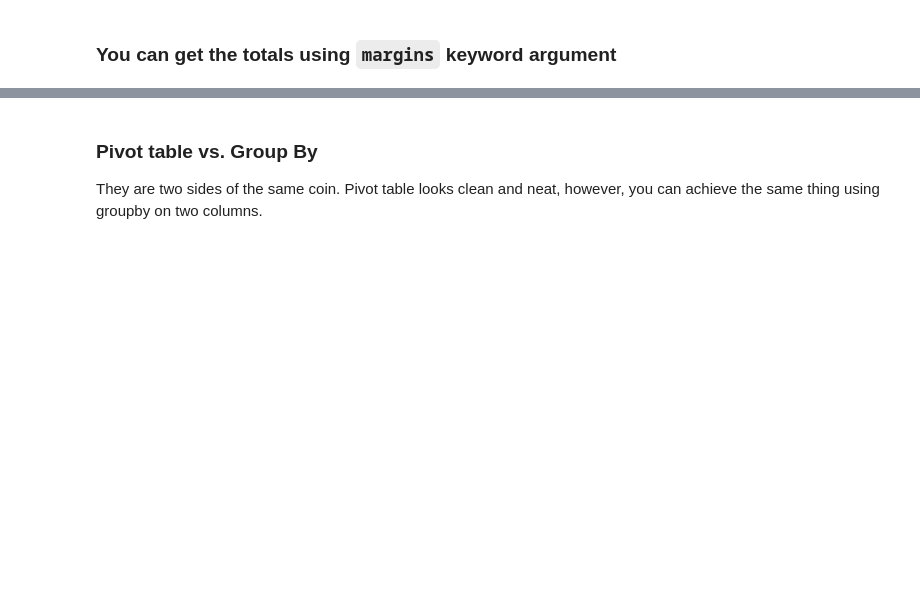
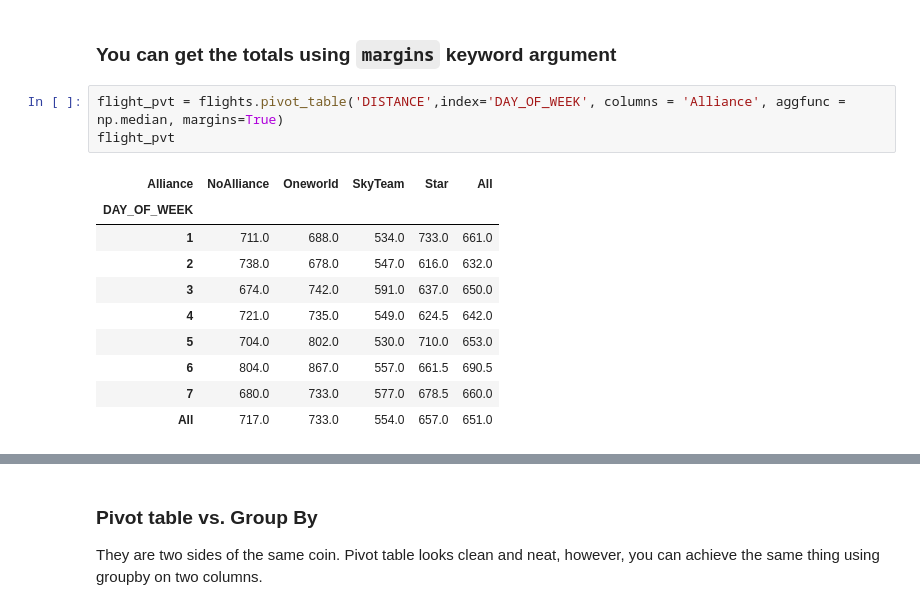
Before and after one commit to ssomanch/ITAO30210_Fall_2021, a Jupyter notebook: Lecture_18_Pandas_Grouping_Oct_28.ipynb, the cells around one changed output, grey strips where cells are left out. Drawn from its saved outputs; the diff is of its cells as text; blank space fills up the shorter version.

```diff
--- a/Lecture_18_Pandas_Grouping_Oct_28.ipynb
+++ b/Lecture_18_Pandas_Grouping_Oct_28.ipynb
@@ -116,5 +256,19 @@ flight_pvt
 # %% [markdown]
 ### You can get the totals using `margins` keyword argument
+# %%
+flight_pvt = flights.pivot_table('DISTANCE',index='DAY_OF_WEEK', columns = 'Alliance', aggfunc = np.median, margins=True)
+flight_pvt
+# %% [output]
+| Alliance | NoAlliance | Oneworld | SkyTeam | Star | All |
+| DAY_OF_WEEK |  |  |  |  |  |
+| 1 | 711.0 | 688.0 | 534.0 | 733.0 | 661.0 |
+| 2 | 738.0 | 678.0 | 547.0 | 616.0 | 632.0 |
+| 3 | 674.0 | 742.0 | 591.0 | 637.0 | 650.0 |
+| 4 | 721.0 | 735.0 | 549.0 | 624.5 | 642.0 |
+| 5 | 704.0 | 802.0 | 530.0 | 710.0 | 653.0 |
+| 6 | 804.0 | 867.0 | 557.0 | 661.5 | 690.5 |
+| 7 | 680.0 | 733.0 | 577.0 | 678.5 | 660.0 |
+| All | 717.0 | 733.0 | 554.0 | 657.0 | 651.0 |
 # %%
 flight_pvt = flights.pivot_table('DISTANCE',index='DAY_OF_WEEK', columns = 'Alliance', aggfunc = np.sum, margins=True)
 flight_pvt
```
Also changed, not shown: parts of 38 cells of this notebook.
